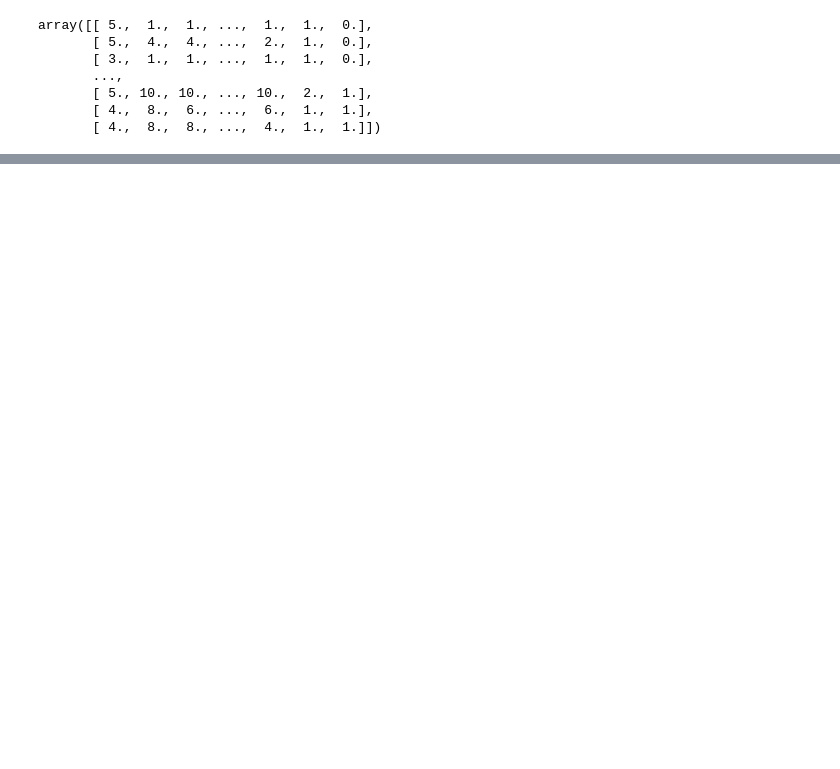
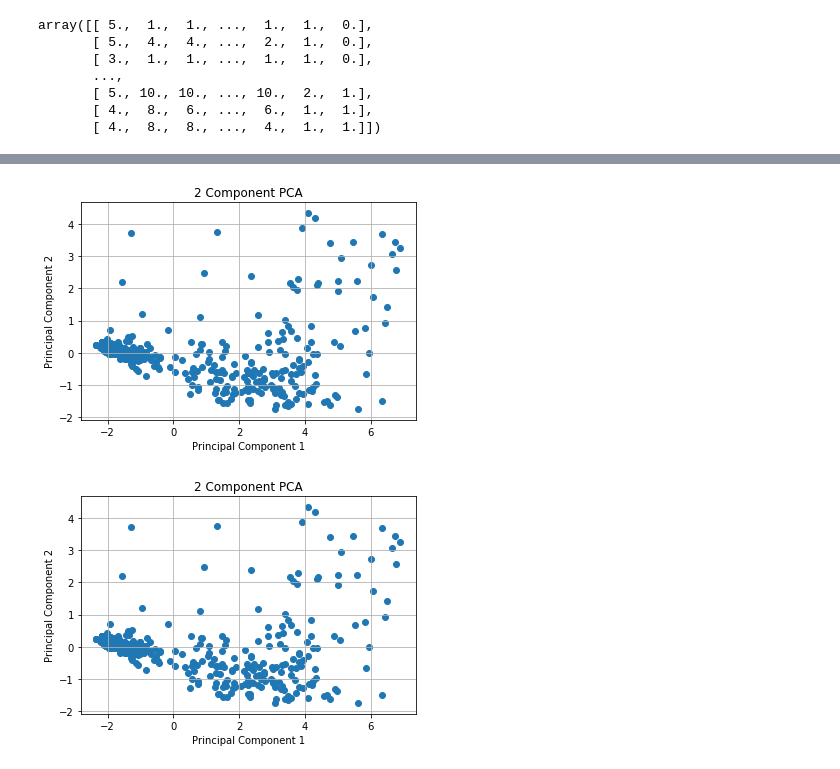
Before and after one commit to ilumsden/COSC528, a Jupyter notebook: project3/driver.ipynb, the cells around one changed output, grey strips where cells are left out. Cells and saved outputs as stored; diff of their text form; code cells hidden in the pictures; blank space fills up the shorter version.

```diff
--- a/project3/driver.ipynb
+++ b/project3/driver.ipynb
@@ -150,0 +201,9 @@ k = 3
+# %%
+pca_train_data = reduce_data(Utrain, Strain, 2)
+pca_test_data = reduce_data(Utest, Stest, 2)
+# %%
+plot_2PC(pca_train_data)
+plot_2PC(pca_test_data)
+# %% [output]
+[figure, added]
+[figure, added]
```
Also changed, not shown: parts of 13 cells of this notebook, 4 other files.
